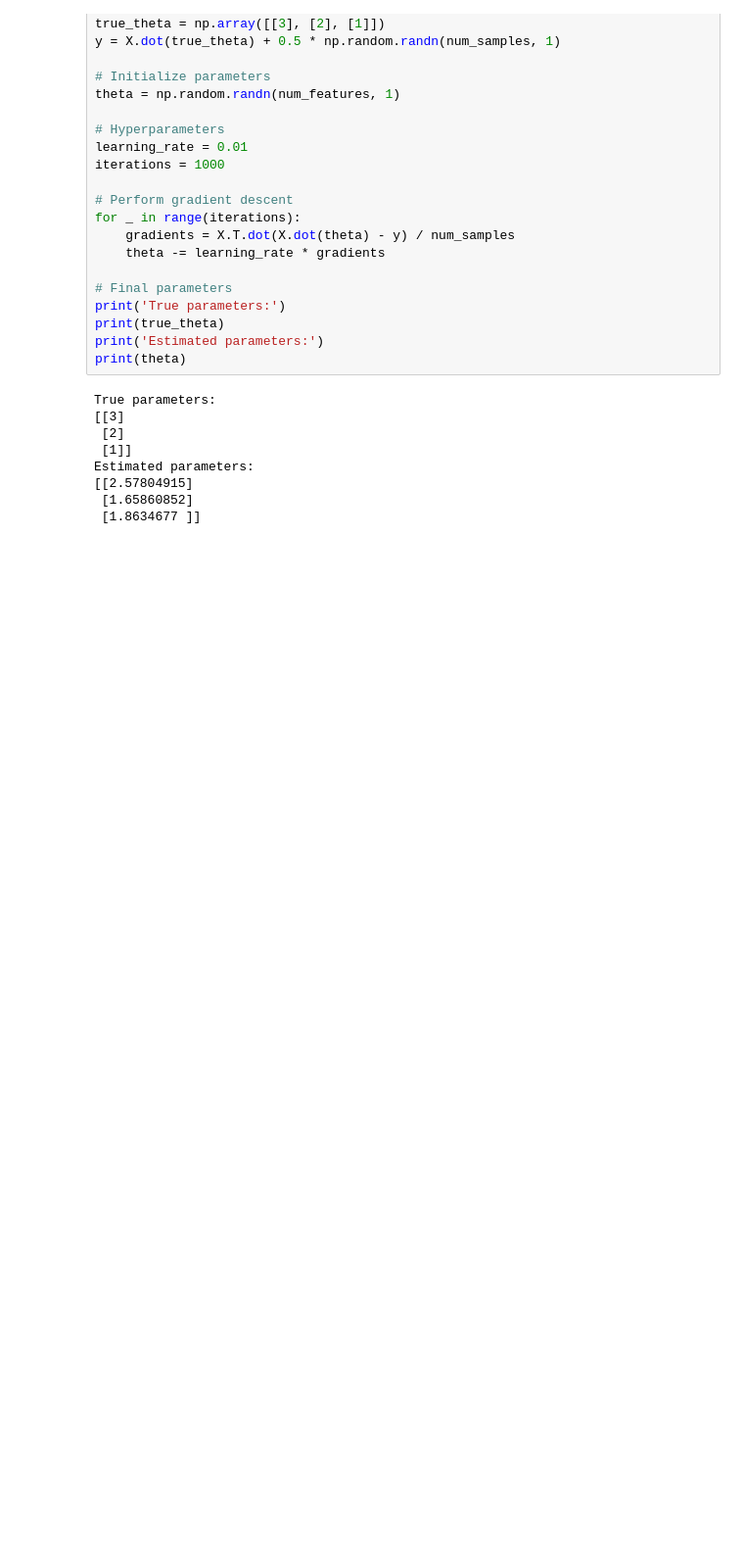
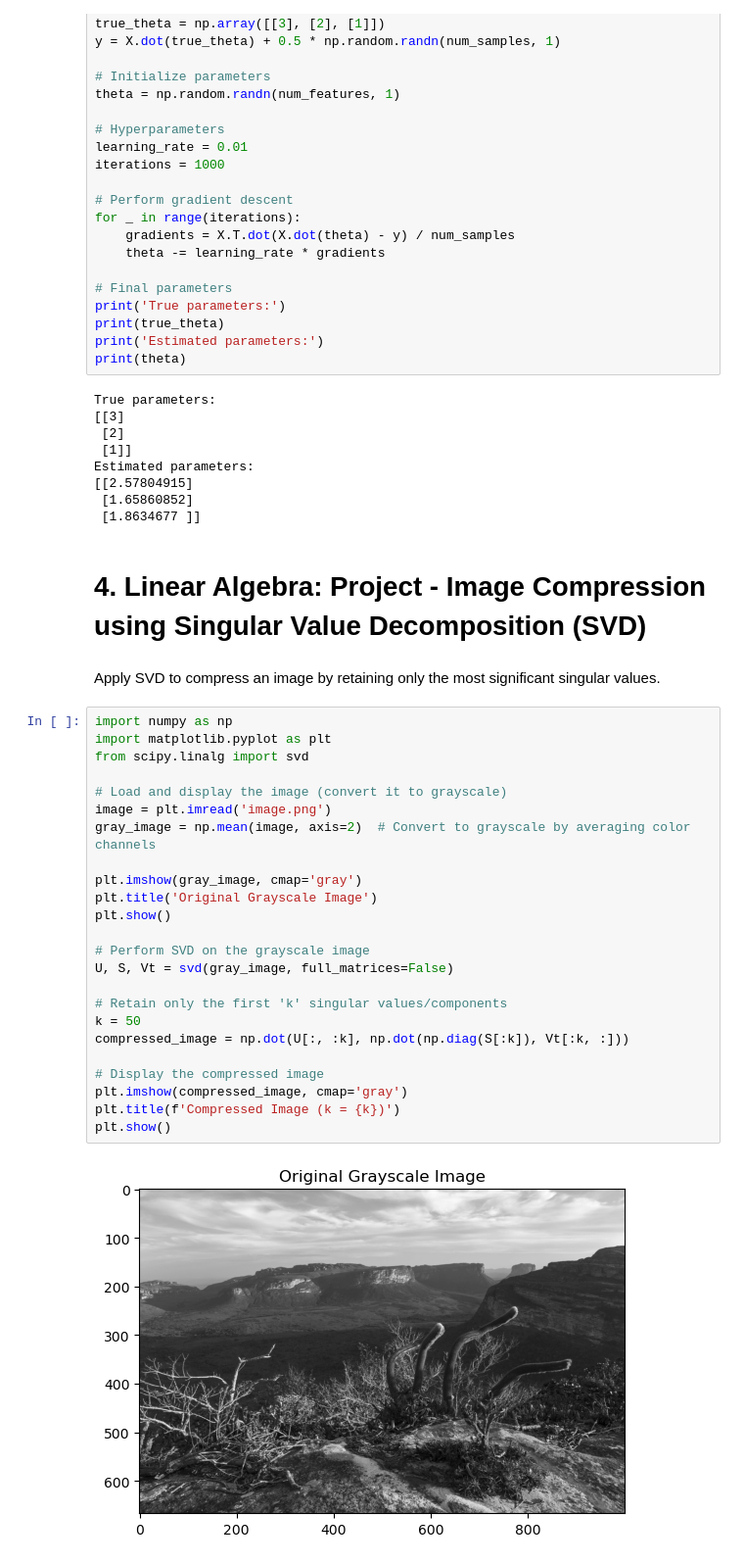
Before and after one commit to d-t-n/intro-deep-learning-visual-computing, a Jupyter notebook: 1.-project.ipynb, the cells around one changed output. Shown: that part at 98% size. Cells and saved outputs as stored; diff of their text form; blank space fills up the shorter version.

```diff
--- a/1.-project.ipynb
+++ b/1.-project.ipynb
@@ -155,3 +157,33 @@ Estimated parameters:
 [[2.57804915]
  [1.65860852]
  [1.8634677 ]]
+# %% [markdown]
+# 4. Linear Algebra: Project - Image Compression using Singular Value Decomposition (SVD)
+# %% [markdown]
+Apply SVD to compress an image by retaining only the most significant singular values.
+# %%
+import numpy as np
+import matplotlib.pyplot as plt
+from scipy.linalg import svd
+
+# Load and display the image (convert it to grayscale)
+image = plt.imread('image.png')
+gray_image = np.mean(image, axis=2)  # Convert to grayscale by averaging color channels
+
+plt.imshow(gray_image, cmap='gray')
+plt.title('Original Grayscale Image')
+plt.show()
+
+# Perform SVD on the grayscale image
+U, S, Vt = svd(gray_image, full_matrices=False)
+
+# Retain only the first 'k' singular values/components
+k = 50
+compressed_image = np.dot(U[:, :k], np.dot(np.diag(S[:k]), Vt[:k, :]))
+
+# Display the compressed image
+plt.imshow(compressed_image, cmap='gray')
+plt.title(f'Compressed Image (k = {k})')
+plt.show()
+# %% [output]
+[figure, added]
```
Also changed, not shown: parts of 2 cells of this notebook.
